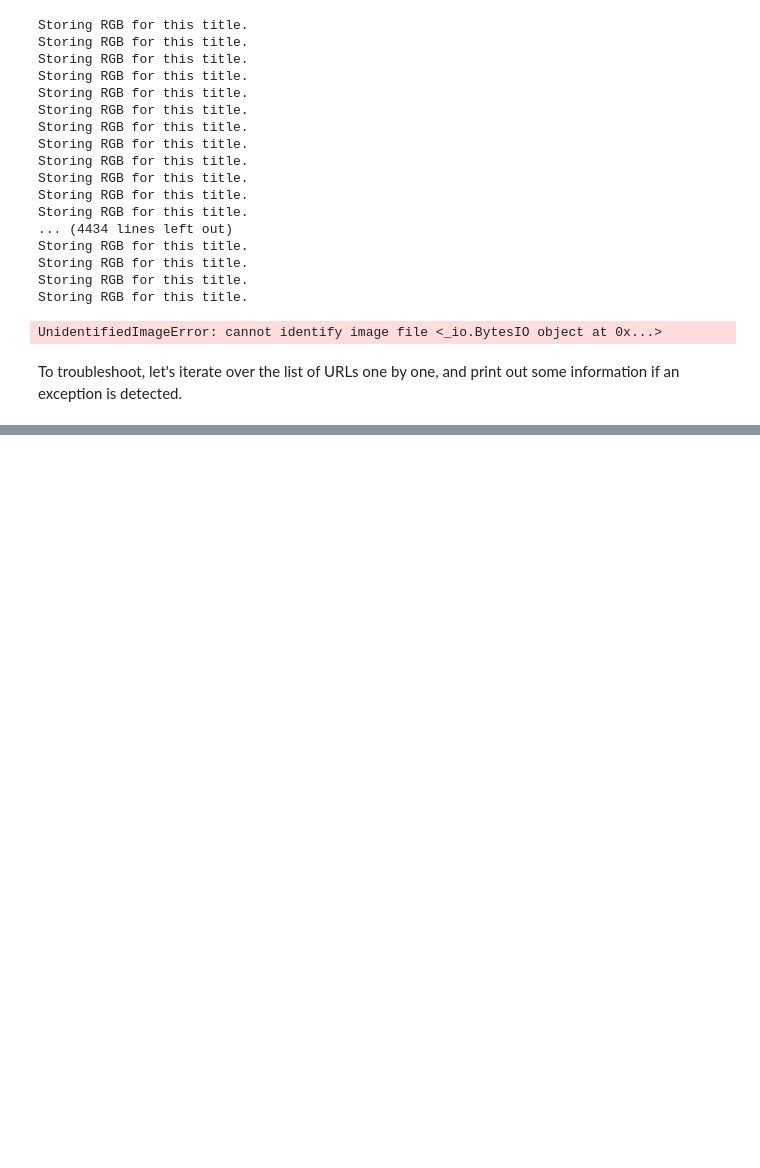
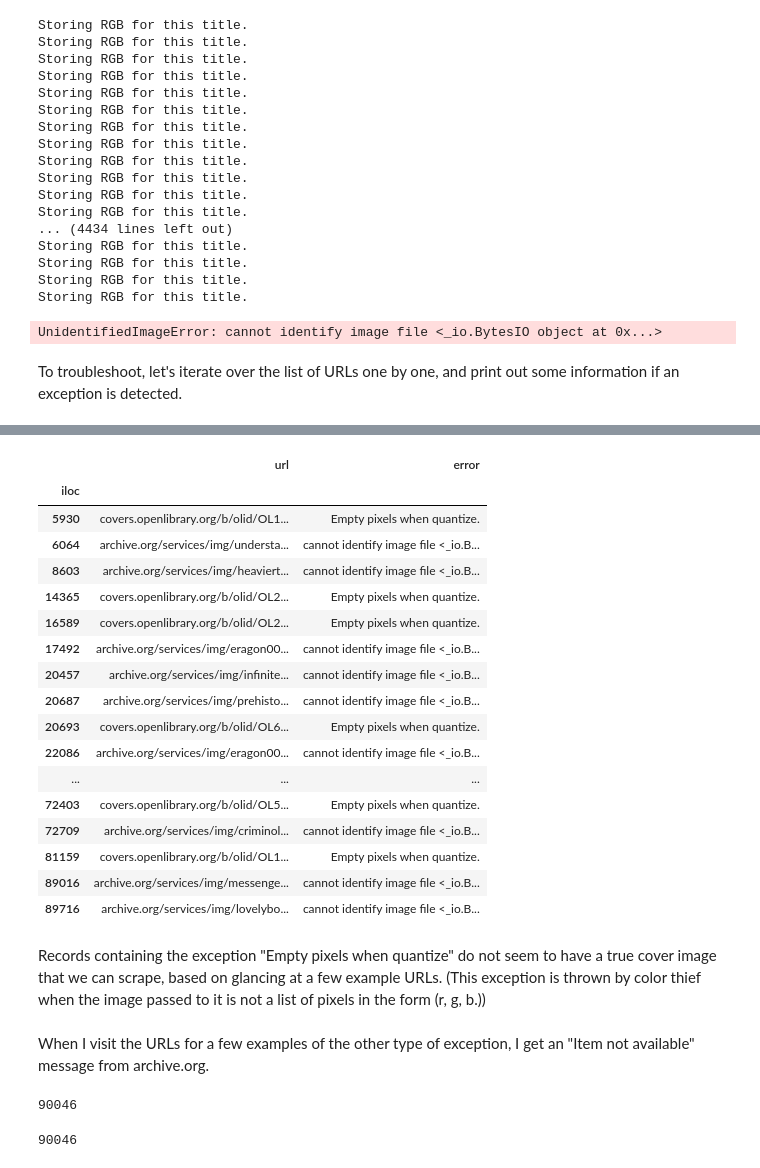
Before and after one commit to ran0027/book-covers, a Jupyter notebook: get_images.ipynb, the cells around one changed output, grey strips where cells are left out. Saved outputs shown, nothing was run; the diff lists cells and outputs as text; code cells hidden in the pictures; blank space fills up the shorter version.

```diff
--- a/get_images.ipynb
+++ b/get_images.ipynb
@@ -442,7 +427,7 @@ def get_cover_color(URL):
         time.sleep(1)
     except:
         print('Unsuccessful request')
-        return None
+        return 'unsuccessful request'
 
     # check for null images
     with open('null_image.jpg', 'rb') as f:
@@ -450,14 +435,14 @@ def get_cover_color(URL):
 
     if response.content == null_image:
         print('Null image')
-        return None
+        return 'null image'
 
     # create a "file-like object" to store content of response (image in bytes)
     file_like_object = BytesIO()
     file_length = file_like_object.write(response.content)
     file_like_object.seek(0) # move to top of file
 
-    # get a color thief object for the image, extract the dominant color & normalize its RGB values to percentages
+    # get a color thief object for the image, and extract the dominant color
     palette = ColorThief(file_like_object)
     return palette.get_color(quality=1)
 # %%
@@ -576,0 +612,22 @@ Name: rgb, Length: 1181, dtype: int64
+# %%
+%%time
+
+errors = []
+cover_colors = []
+
+caffeine.on(display=False)
+
+for i, url in enumerate(library.cover_img_url.to_list()):
+    try:
+        color = get_cover_color(url)
+    except Exception as e:
+        color = None
+        errors.append({'iloc': [i], 'url': url, 'error': e})
+        print('error')
+    cover_colors.append(color)
+    if i % 1000 == 0:
+        print(f'Progress: {len(cover_colors)} / {library.shape[0]}')
+    if i % 5000 == 0:
+        with open('cover_colors_progress.txt', 'w') as f:
+            for rgb_tuple in cover_colors[(i - 5000):]:
+                f.write(f'{rgb_tuple}\n')
@@ -576,0 +672,13 @@ Name: rgb, Length: 1181, dtype: int64
+# %%
+%%time
+
+true_errors = []
+
+for record in errors:
+    index = record['iloc'][0]
+    try:
+        color = get_cover_color(record['url'])
+    except Exception as e:
+        true_errors.append(index)
+        color = None
+    cover_colors[index] = color
@@ -576,0 +688,2 @@ Name: rgb, Length: 1181, dtype: int64
+# %%
+error_df = pd.DataFrame(errors).set_index(pd.DataFrame(errors)['iloc'].map(lambda x: x[0])).drop(['iloc'], axis=1)
@@ -576,0 +700,33 @@ Name: rgb, Length: 1181, dtype: int64
+# %%
+error_df.loc[true_errors]
+# %% [output]
+|  | url | error |
+| iloc |  |  |
+| 5930 | covers.openlibrary.org/b/olid/OL1... | Empty pixels when quantize. |
+| 6064 | archive.org/services/img/understa... | cannot identify image file <_io.B... |
+| 8603 | archive.org/services/img/heaviert... | cannot identify image file <_io.B... |
+| 14365 | covers.openlibrary.org/b/olid/OL2... | Empty pixels when quantize. |
+| 16589 | covers.openlibrary.org/b/olid/OL2... | Empty pixels when quantize. |
+| 17492 | archive.org/services/img/eragon00... | cannot identify image file <_io.B... |
+| 20457 | archive.org/services/img/infinite... | cannot identify image file <_io.B... |
+| 20687 | archive.org/services/img/prehisto... | cannot identify image file <_io.B... |
+| 20693 | covers.openlibrary.org/b/olid/OL6... | Empty pixels when quantize. |
+| 22086 | archive.org/services/img/eragon00... | cannot identify image file <_io.B... |
+| ... | ... | ... |
+| 72403 | covers.openlibrary.org/b/olid/OL5... | Empty pixels when quantize. |
+| 72709 | archive.org/services/img/criminol... | cannot identify image file <_io.B... |
+| 81159 | covers.openlibrary.org/b/olid/OL1... | Empty pixels when quantize. |
+| 89016 | archive.org/services/img/messenge... | cannot identify image file <_io.B... |
+| 89716 | archive.org/services/img/lovelybo... | cannot identify image file <_io.B... |
+# %% [markdown]
+Records containing the exception "Empty pixels when quantize" do not seem to have a true cover image that we can scrape, based on glancing at a few example URLs. (This exception is thrown by color thief when the image passed to it is not a list of pixels in the form (r, g, b.))
+# %% [markdown]
+When I visit the URLs for a few examples of the other type of exception, I get an "Item not available" message from archive.org.
+# %%
+library.shape[0]
+# %% [output]
+90046
+# %%
+len(cover_colors)
+# %% [output]
+90046
```
Also changed, not shown: parts of 60 cells of this notebook, 2 other files.
